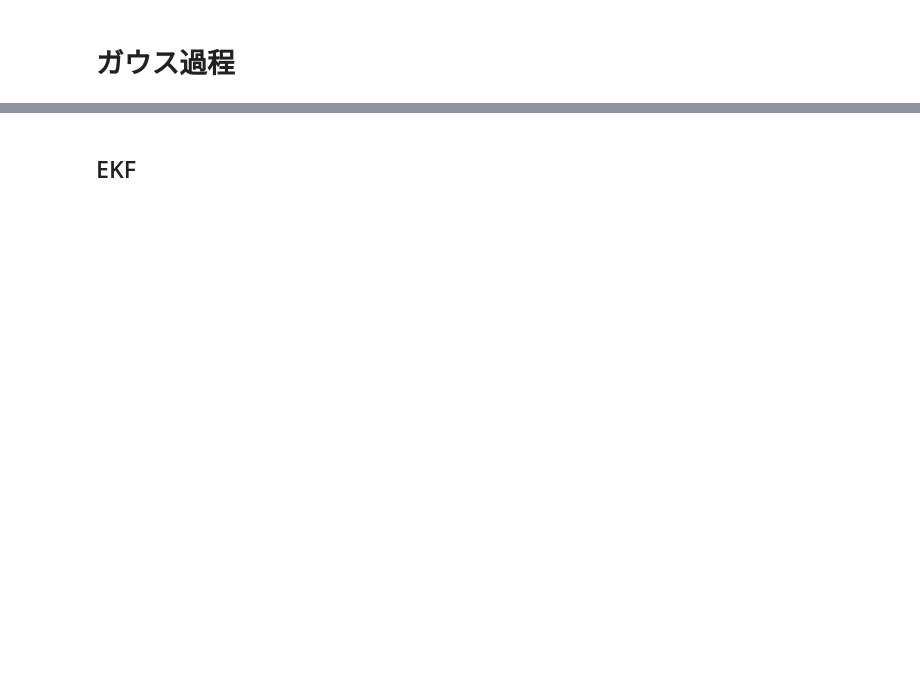
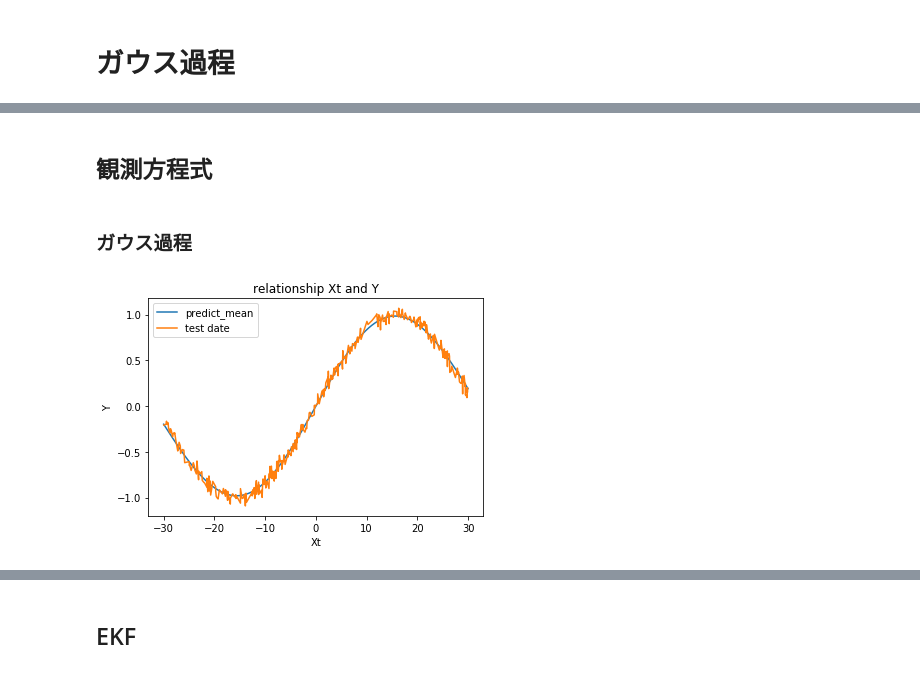
Before and after one commit to YukiSaegusa/GaussianProcess, a Jupyter notebook: reggression.ipynb, the cells around one changed output, grey strips where cells are left out. Cells and saved outputs as stored; diff of their text form; code cells hidden in the pictures; blank space fills up the shorter version.

```diff
--- a/reggression.ipynb
+++ b/reggression.ipynb
@@ -264,0 +246,21 @@ https://qiita.com/ctgk/items/4c4607edf15072cddc46
+# %% [markdown]
+## 観測方程式
+# %% [markdown]
+### ガウス過程
+# %%
+observationKernel = GaussianKernel(params=np.array([0.999, 0.002]))
+# print(vars(stateKernel))
+observationRegression = GaussianProcessRegression(kernel=observationKernel, beta=0.198)
+observationRegression.fit(Xt, Y)
+test_x = np.linspace(start=-30,stop=30,num=200)
+test_y = np.array([observationRegression.mean(x) for x in test_x])
+test_y_std = np.array([observationRegression.var(x) for x in test_x])
+plt.plot(test_x,test_y, label='predict_mean')
+plt.plot(Xt,Y, label='test date')
+plt.title('relationship Xt and Y')
+plt.xlabel('Xt')
+plt.ylabel('Y')
+plt.legend()
+plt.show()
+# %% [output]
+[figure, added]
```
Also changed, not shown: parts of 48 cells of this notebook, 7 other files.
